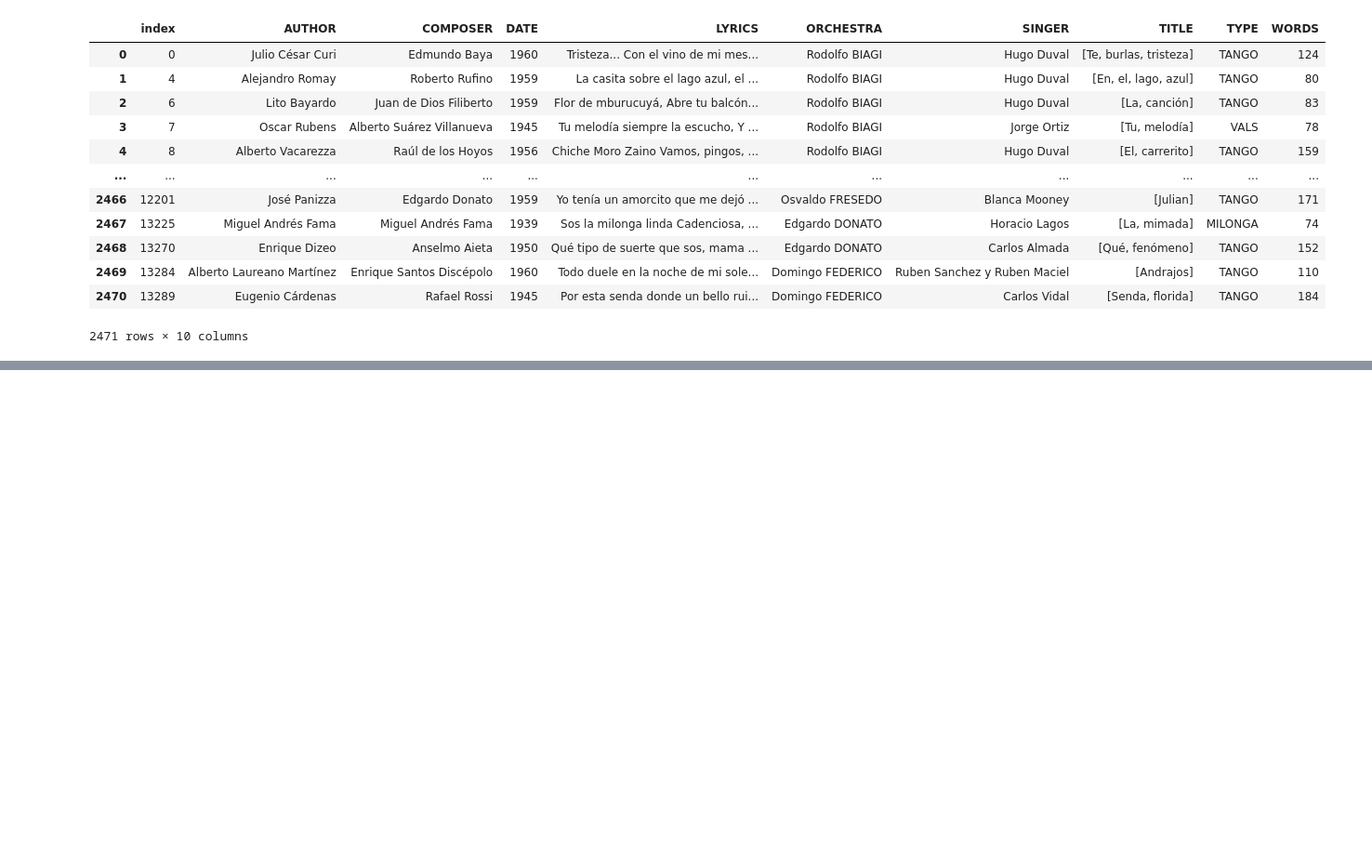
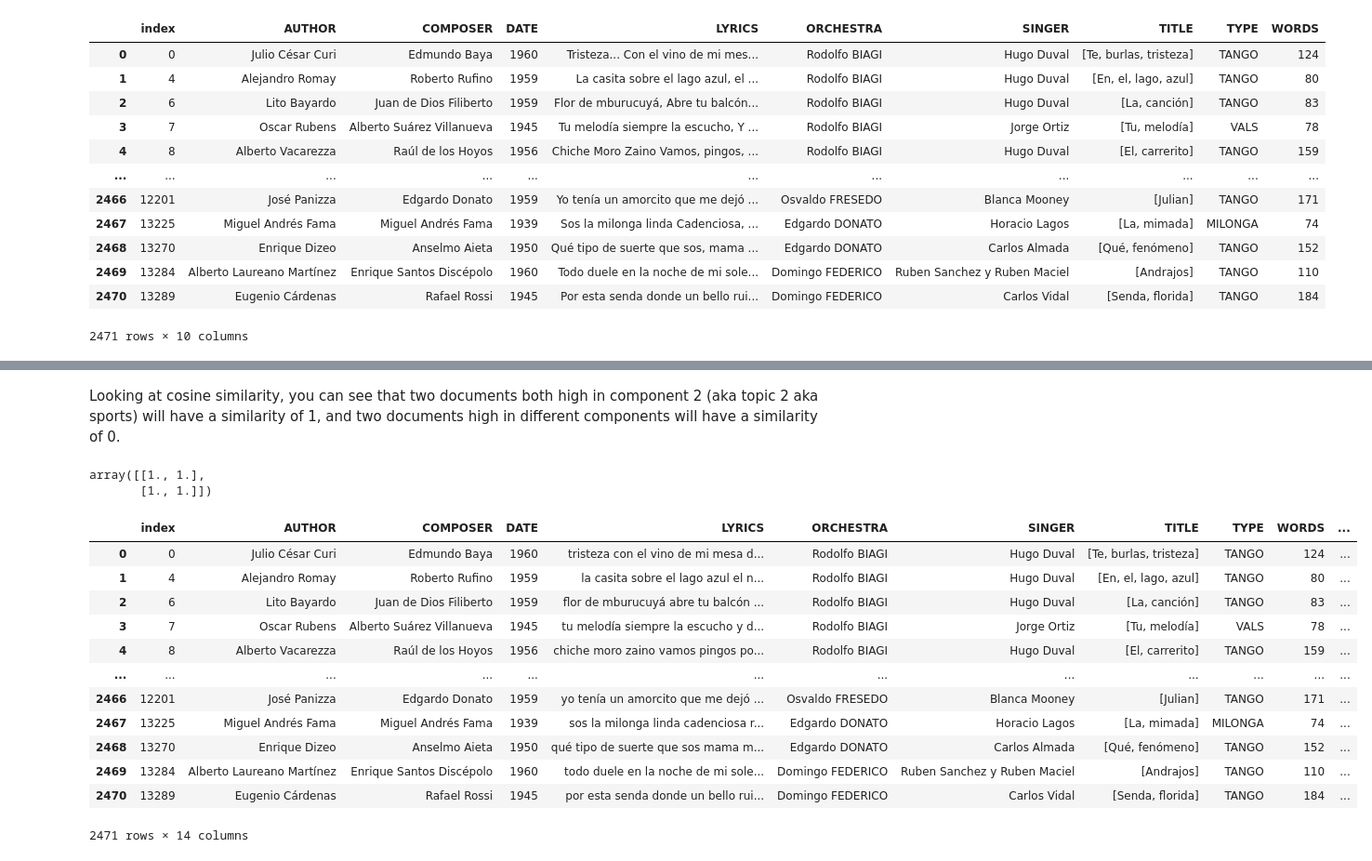
Before and after one commit to Krystkowiakk/-Metis-Project-5-EDA-on-Tangos, a Jupyter notebook: project 5.ipynb, the cells around one changed output, grey strips where cells are left out. Shown at 93% size. Drawn from its saved outputs; the diff is of its cells as text; code cells hidden in the pictures; blank space fills up the shorter version.

```diff
--- a/project 5.ipynb
+++ b/project 5.ipynb
@@ -192,0 +84,6 @@ I want, I know, I can, want, heart, how, well
+# %%
+vectorizer = CountVectorizer(stop_words = stops,
+                     min_df = .0042,
+                     ngram_range = (1,1))
+
+doc_term = vectorizer.fit_transform(corpus)
@@ -192,0 +92,3 @@ I want, I know, I can, want, heart, how, well
+# %%
+lsa = TruncatedSVD(number_of_topics)
+lsa.fit(doc_term)
@@ -192,0 +162,6 @@ I want, I know, I can, want, heart, how, well
+# %%
+doc_topic = lsa.transform(doc_term)
+# %%
+doc_topic_df = pd.DataFrame(doc_topic.round(3),
+#                            index = corpus,
+                            columns = ['SAD LOVE', 'SUBURB TANGO', 'TRUE LOVE'])
@@ -192,0 +179,24 @@ I want, I know, I can, want, heart, how, well
+# %% [markdown]
+Looking at cosine similarity, you can see that two documents both high in component 2 (aka topic 2 aka sports) will have a similarity of 1, and two documents high in different components will have a similarity of 0.
+# %%
+cosine_similarity((doc_topic[1], doc_topic[1])).round()
+# %% [output]
+array([[1., 1.],
+       [1., 1.]])
+# %%
+result = pd.merge(df, doc_topic_df, left_index=True, right_index=True)
+result
+# %% [output]
+|  | index | AUTHOR | COMPOSER | DATE | LYRICS | ORCHESTRA | SINGER | TITLE | TYPE | WORDS | ... |
+| 0 | 0 | Julio César Curi | Edmundo Baya | 1960 | tristeza con el vino de mi mesa d... | Rodolfo BIAGI | Hugo Duval | [Te, burlas, tristeza] | TANGO | 124 | ... |
+| 1 | 4 | Alejandro Romay | Roberto Rufino | 1959 | la casita sobre el lago azul el n... | Rodolfo BIAGI | Hugo Duval | [En, el, lago, azul] | TANGO | 80 | ... |
+| 2 | 6 | Lito Bayardo | Juan de Dios Filiberto | 1959 | flor de mburucuyá abre tu balcón ... | Rodolfo BIAGI | Hugo Duval | [La, canción] | TANGO | 83 | ... |
+| 3 | 7 | Oscar Rubens | Alberto Suárez Villanueva | 1945 | tu melodía siempre la escucho y d... | Rodolfo BIAGI | Jorge Ortiz | [Tu, melodía] | VALS | 78 | ... |
+| 4 | 8 | Alberto Vacarezza | Raúl de los Hoyos | 1956 | chiche moro zaino vamos pingos po... | Rodolfo BIAGI | Hugo Duval | [El, carrerito] | TANGO | 159 | ... |
+| ... | ... | ... | ... | ... | ... | ... | ... | ... | ... | ... | ... |
+| 2466 | 12201 | José Panizza | Edgardo Donato | 1959 | yo tenía un amorcito que me dejó ... | Osvaldo FRESEDO | Blanca Mooney | [Julian] | TANGO | 171 | ... |
+| 2467 | 13225 | Miguel Andrés Fama | Miguel Andrés Fama | 1939 | sos la milonga linda cadenciosa r... | Edgardo DONATO | Horacio Lagos | [La, mimada] | MILONGA | 74 | ... |
+| 2468 | 13270 | Enrique Dizeo | Anselmo Aieta | 1950 | qué tipo de suerte que sos mama m... | Edgardo DONATO | Carlos Almada | [Qué, fenómeno] | TANGO | 152 | ... |
+| 2469 | 13284 | Alberto Laureano Martínez | Enrique Santos Discépolo | 1960 | todo duele en la noche de mi sole... | Domingo FEDERICO | Ruben Sanchez y Ruben Maciel | [Andrajos] | TANGO | 110 | ... |
+| 2470 | 13289 | Eugenio Cárdenas | Rafael Rossi | 1945 | por esta senda donde un bello rui... | Domingo FEDERICO | Carlos Vidal | [Senda, florida] | TANGO | 184 | ... |
+2471 rows × 14 columns
```
Also changed, not shown: parts of 71 cells of this notebook.
